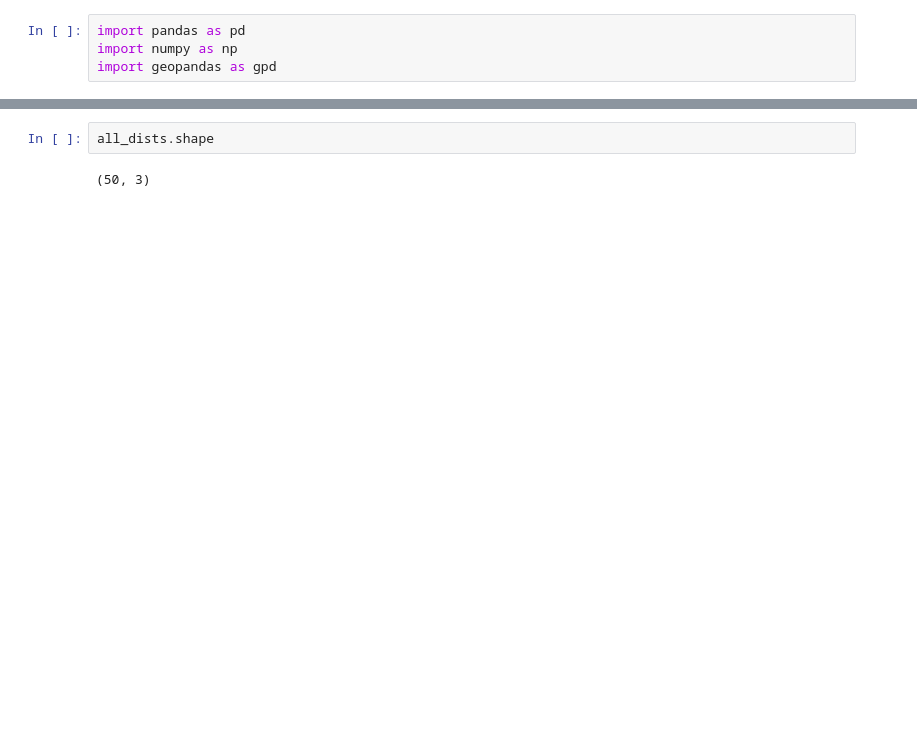
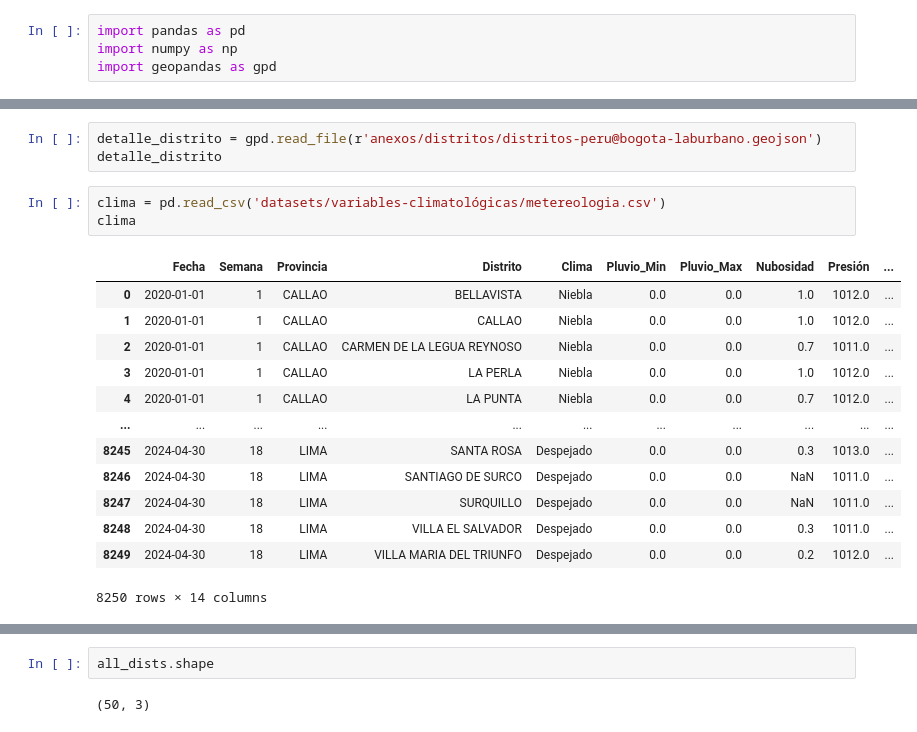
Before and after one commit to Sofoclesias/dengue-propagation, a Jupyter notebook: hey.ipynb, the cells around one changed output, grey strips where cells are left out. Saved outputs shown, nothing was run; the diff lists cells and outputs as text; blank space fills up the shorter version.

```diff
--- a/hey.ipynb
+++ b/hey.ipynb
@@ -16,0 +37,20 @@ base2024 = base2024[['Año','Provincia','Distrito','Semana','Casos']]
+# %%
+detalle_distrito = gpd.read_file(r'anexos/distritos/distritos-peru@bogota-laburbano.geojson')
+detalle_distrito
+# %%
+clima = pd.read_csv('datasets/variables-climatológicas/metereologia.csv')
+clima
+# %% [output]
+|  | Fecha | Semana | Provincia | Distrito | Clima | Pluvio_Min | Pluvio_Max | Nubosidad | Presión | ... |
+| 0 | 2020-01-01 | 1 | CALLAO | BELLAVISTA | Niebla | 0.0 | 0.0 | 1.0 | 1012.0 | ... |
+| 1 | 2020-01-01 | 1 | CALLAO | CALLAO | Niebla | 0.0 | 0.0 | 1.0 | 1012.0 | ... |
+| 2 | 2020-01-01 | 1 | CALLAO | CARMEN DE LA LEGUA REYNOSO | Niebla | 0.0 | 0.0 | 0.7 | 1011.0 | ... |
+| 3 | 2020-01-01 | 1 | CALLAO | LA PERLA | Niebla | 0.0 | 0.0 | 1.0 | 1012.0 | ... |
+| 4 | 2020-01-01 | 1 | CALLAO | LA PUNTA | Niebla | 0.0 | 0.0 | 0.7 | 1012.0 | ... |
+| ... | ... | ... | ... | ... | ... | ... | ... | ... | ... | ... |
+| 8245 | 2024-04-30 | 18 | LIMA | SANTA ROSA | Despejado | 0.0 | 0.0 | 0.3 | 1013.0 | ... |
+| 8246 | 2024-04-30 | 18 | LIMA | SANTIAGO DE SURCO | Despejado | 0.0 | 0.0 | NaN | 1011.0 | ... |
+| 8247 | 2024-04-30 | 18 | LIMA | SURQUILLO | Despejado | 0.0 | 0.0 | NaN | 1011.0 | ... |
+| 8248 | 2024-04-30 | 18 | LIMA | VILLA EL SALVADOR | Despejado | 0.0 | 0.0 | 0.3 | 1011.0 | ... |
+| 8249 | 2024-04-30 | 18 | LIMA | VILLA MARIA DEL TRIUNFO | Despejado | 0.0 | 0.0 | 0.2 | 1012.0 | ... |
+8250 rows × 14 columns
```
Also changed, not shown: parts of 8 cells of this notebook, 3 other files.
